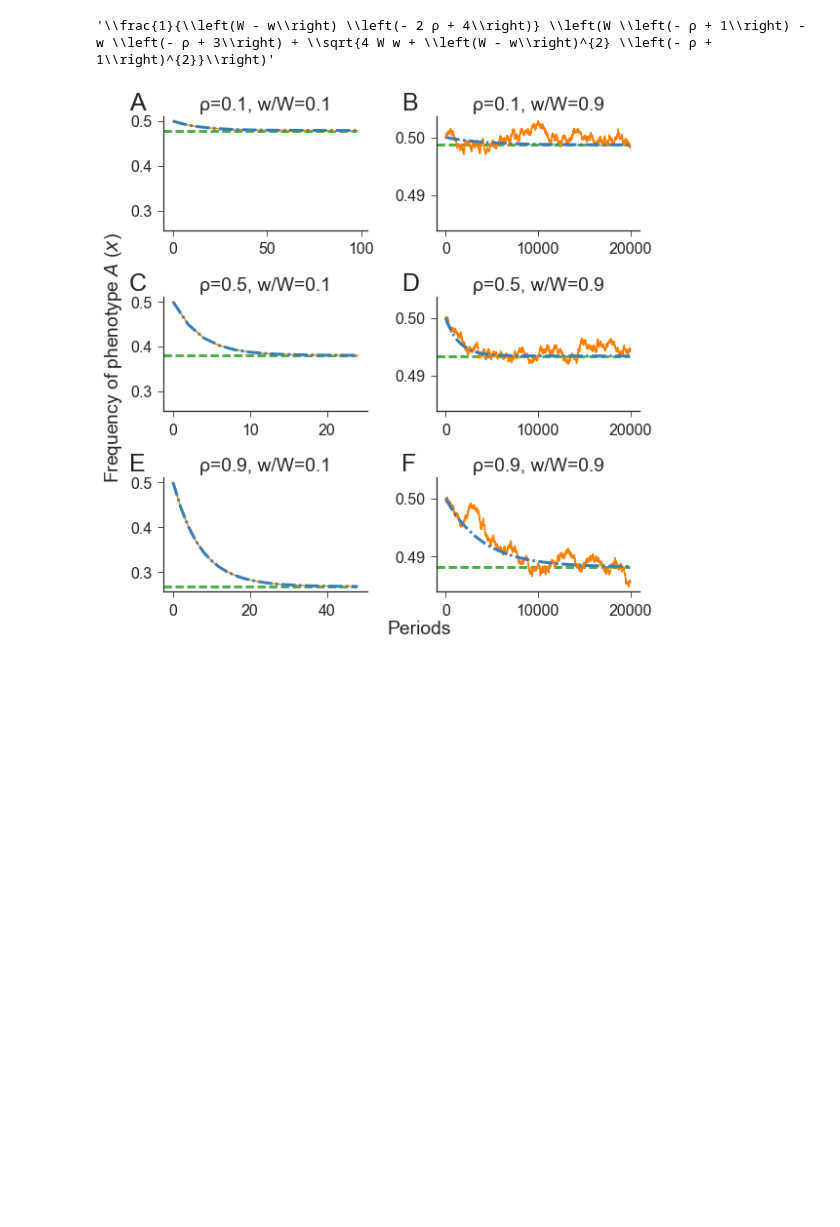
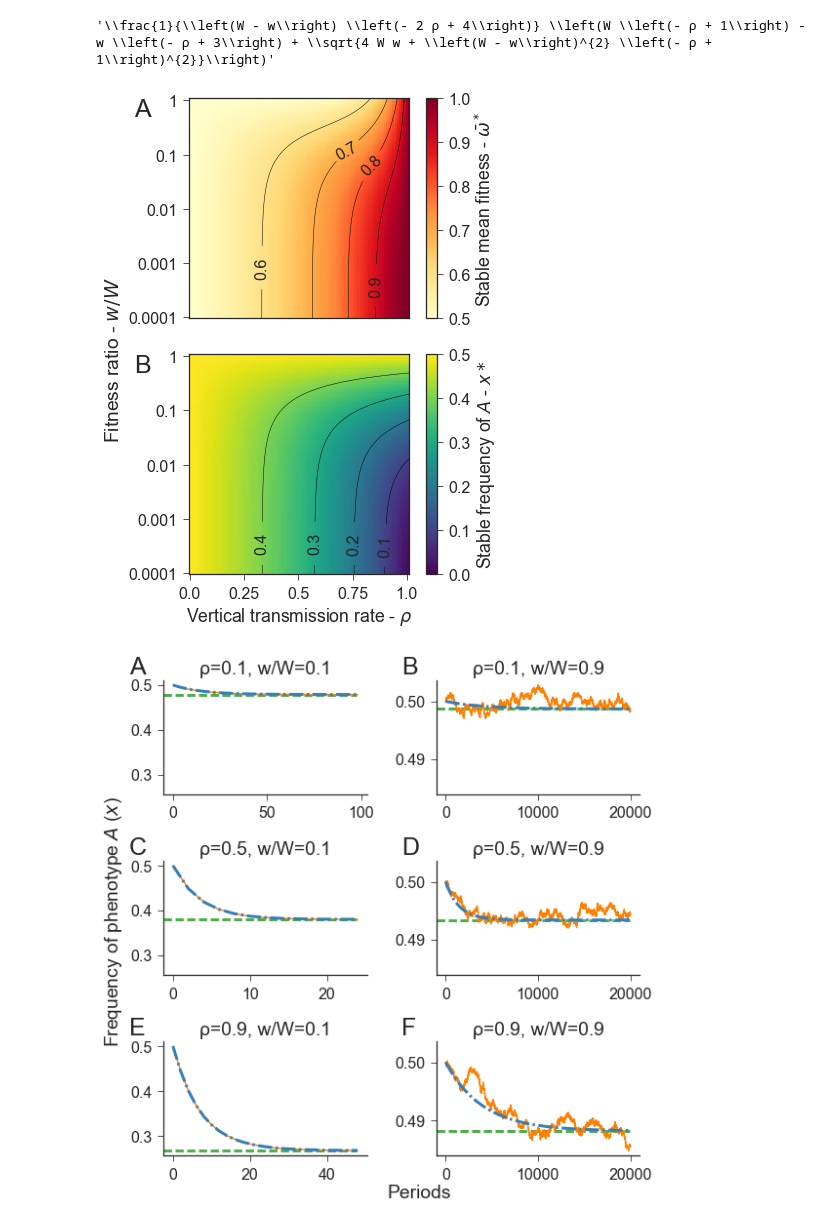
Before and after one commit to yoavram/Milpitas, a Jupyter notebook: notebooks/recurrence.ipynb, the cells around one changed output. Drawn from its saved outputs; the diff is of its cells as text; code cells hidden in the pictures; blank space fills up the shorter version.

Commit message:
added plot of stable frequency x*

```diff
--- a/notebooks/recurrence.ipynb
+++ b/notebooks/recurrence.ipynb
@@ -163,6 +163,58 @@ e = (W*(-ρ + 1) - w*(-ρ + 3) + sqrt(4*W*w + (W - w)**2*(-ρ + 1)**2))/((W - w)
 latex(sol3_nicer)
 # %% [output]
 '\\frac{1}{\\left(W - w\\right) \\left(- 2 ρ + 4\\right)} \\left(W \\left(- ρ + 1\\right) - w \\left(- ρ + 3\\right) + \\sqrt{4 W w + \\left(W - w\\right)^{2} \\left(- ρ + 1\\right)^{2}}\\right)'
+# %%
+def x_star(W, w, ρ):
+    return 0.5 - (W + w - np.sqrt( (1 - ρ)**2 * (W - w)**2 + 4 * W * w ))/(2 * (2 - ρ) * (W - w))
+# %%
+W = 1
+ws = np.logspace(-4, -0.01, 101)
+ρs = np.linspace(0, 1, 101)
+
+x = np.array([
+    [
+        x_star(W, w, ρ)
+        for ρ in ρs
+    ]
+    for w in ws
+])
+
+ww = x * ws  + (1-x) * W # mean fitness after 2nd round - in w_A=w w_B=W
+# %%
+fig, axes = plt.subplots(2, 1, figsize=(6, 8))
+
+ax = axes[0]
+extent = (-0.5, ww.shape[0], -0.5, ww.shape[1])
+im = ax.imshow(ww, cmap='YlOrRd', origin=(0,0), aspect=1, extent=extent, interpolation='none', vmin=0.5, vmax=1)
+cntr = ax.contour(ww, levels=[0.5, 0.6, 0.7, 0.8, 0.9], aspect=1, linewidths=0.5, colors='k', extent=extent)
+ax.clabel(cntr, fmt=lambda x: '{:.1f}'.format(x), fontsize=16, colors="#252525")
+cb1 = plt.colorbar(im, ax=ax, fraction=0.045, label=r'Stable mean fitness - $\bar{\omega}^*$')
+ax.set(
+    xticks=[],
+    yticks=[0, 25, 50, 75, 100],
+    yticklabels=['{:.1g}'.format(_) for _ in ws[[0, 25, 50, 75, 100]]]
+)
+
+ax = axes[1]
+extent = (-0.5, x.shape[0], -0.5, x.shape[1])
+im = ax.imshow(x, cmap='viridis', aspect=1, origin=(0, 0), extent=extent, interpolation='none', vmin=0, vmax=0.5)
+cntr = ax.contour(x, levels=[0.1, 0.2, 0.3, 0.4], aspect=1, linewidths=0.5, colors='k', extent=extent)
+ax.clabel(cntr, fmt=lambda x: '{:.1f}'.format(x), fontsize=16, colors="#252525")
+plt.colorbar(im, ax=ax, fraction=0.045, label='Stable frequency of $A$ - $x*$')
+ax.set(
+    xticks=[0, 25, 50, 75, 100],
+    xticklabels=ρs[[0, 25, 50, 75, 100]],#[0, 0.25, 0.5, 0.75, 1],
+    yticks=[0, 25, 50, 75, 100],
+    yticklabels=['{:.1g}'.format(_) for _ in ws[[0, 25, 50, 75, 100]]],
+    xlabel=r'Vertical transmission rate - $\rho$'
+)
+
+ylabel = fig_ylabel(fig, 'Fitness ratio - $w/W$', x=0.09)
+fig_panel_labels(axes, xcoord=-0.25)
+fig.tight_layout()
+fig.savefig('../figures/A1B1_mean_fitness.pdf', bbox_inches='tight')#, bbox_extra_artists=txt)
+# %% [output]
+[figure, added]
 # %%
 N = 1e6
 ns = np.array([[100, 20000], [25, 20000], [50, 20000]])
```
